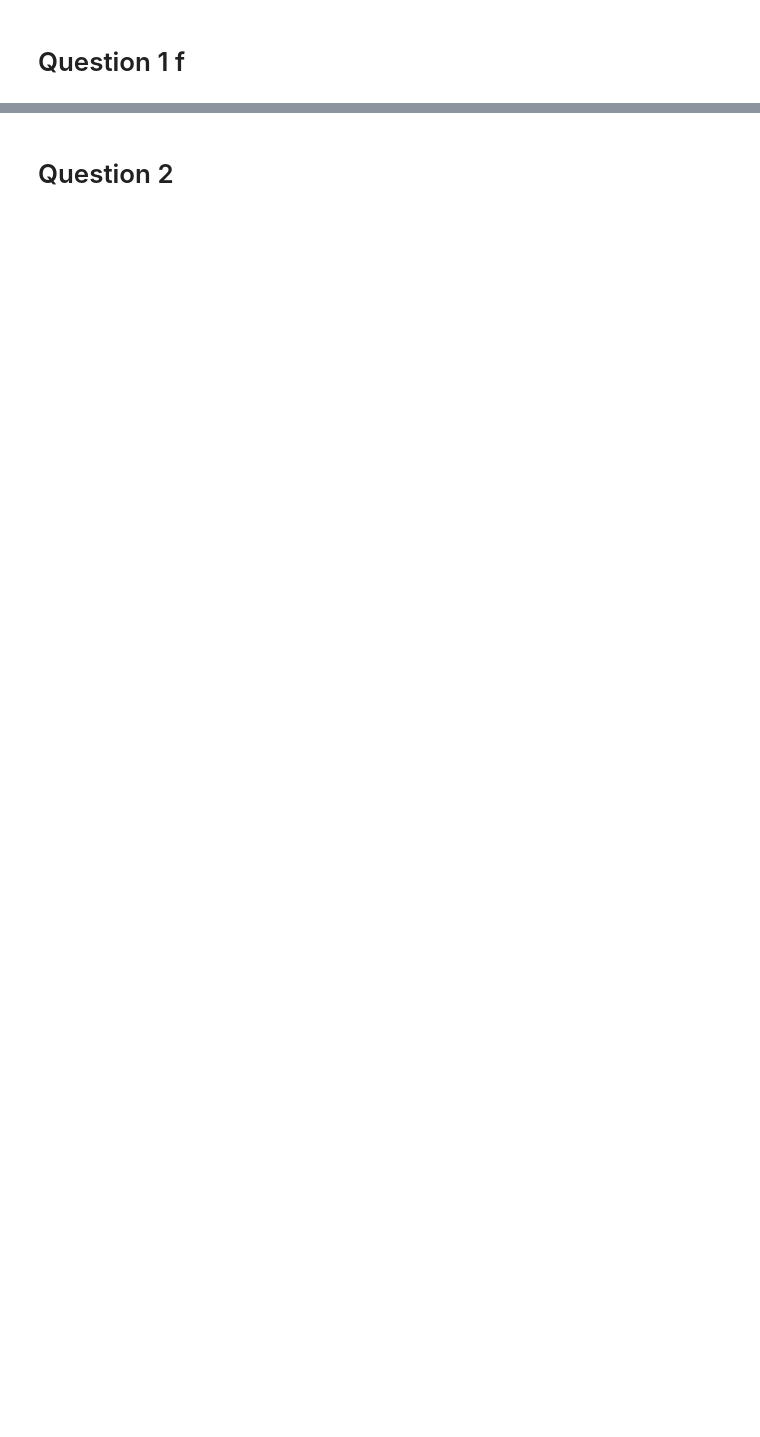
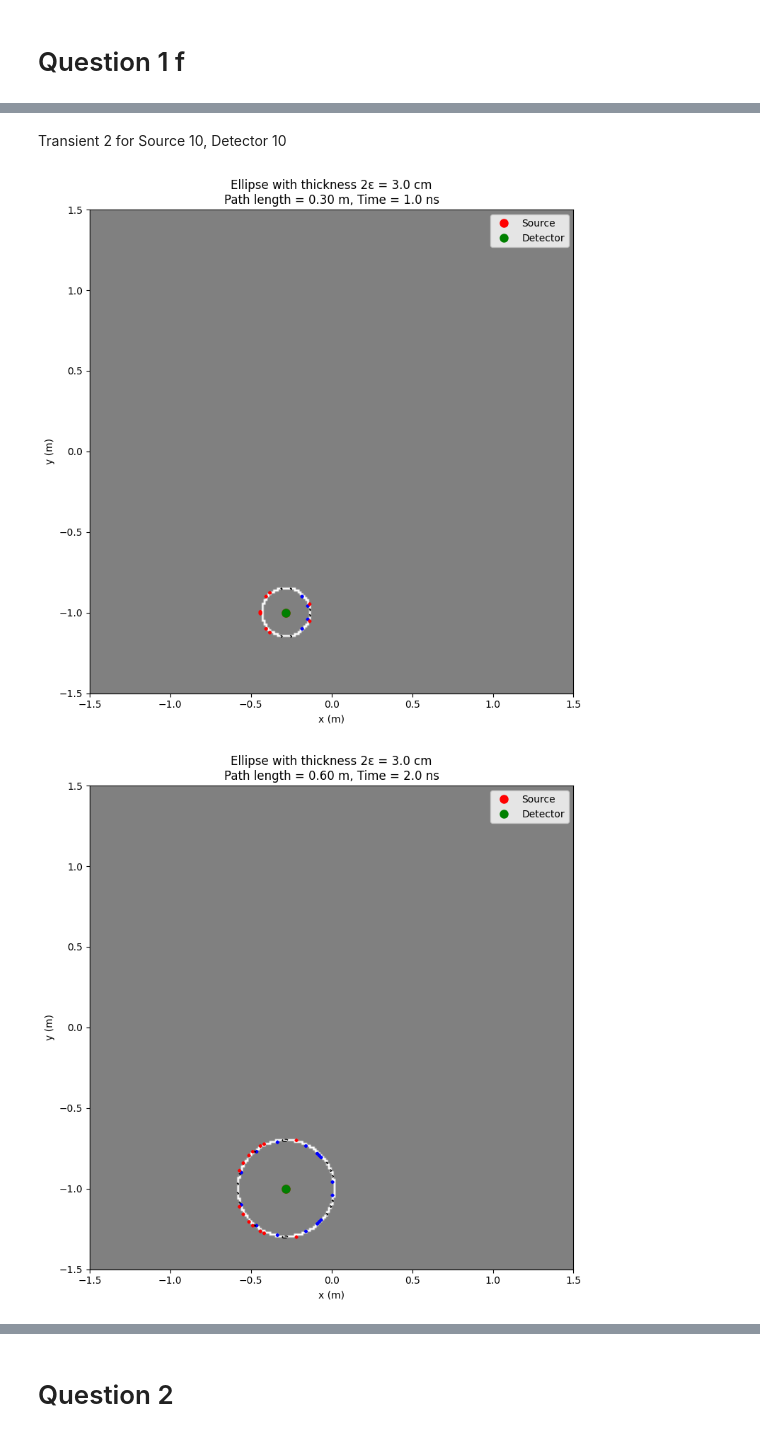
Before and after one commit to qiwen98/IntroToImagingScience, a Jupyter notebook: assignment_5/part_2.ipynb, the cells around one changed output, grey strips where cells are left out. Drawn from its saved outputs; the diff is of its cells as text; code cells hidden in the pictures; blank space fills up the shorter version.

```diff
--- a/assignment_5/part_2.ipynb
+++ b/assignment_5/part_2.ipynb
@@ -362,0 +337,30 @@ if __name__ == "__main__":
+# %% [markdown]
+Transient 2 for Source 10, Detector 10
+# %%
+if __name__ == "__main__":
+    # Plot transients for two different source-detector pairs
+    visualize_ellipse_thickness(
+    source_detector_pairs=source_detector_pairs,
+    light_speed=light_speed,
+    s_idx=10,  # Source index
+    d_idx=10, # Detector index
+    t_idx=1 # Time bin
+    )
+    visualize_ellipse_thickness(
+    source_detector_pairs=source_detector_pairs,
+    light_speed=light_speed,
+    s_idx=10,  # Source index
+    d_idx=10, # Detector index
+    t_idx=2 # Time bin
+    )
+    # First pair
+    fig1 = plot_transient_and_ellipses(
+        source_detector_pairs=source_detector_pairs,
+        tpsf=tpsf,
+        light_speed=light_speed,
+        s_idx=10,  # Using source index 5
+        d_idx=10  # Using detector index 10
+    )
+# %% [output]
+[figure, added]
+[figure, added]
```
Also changed, not shown: parts of 5 cells of this notebook, 1 other file.
